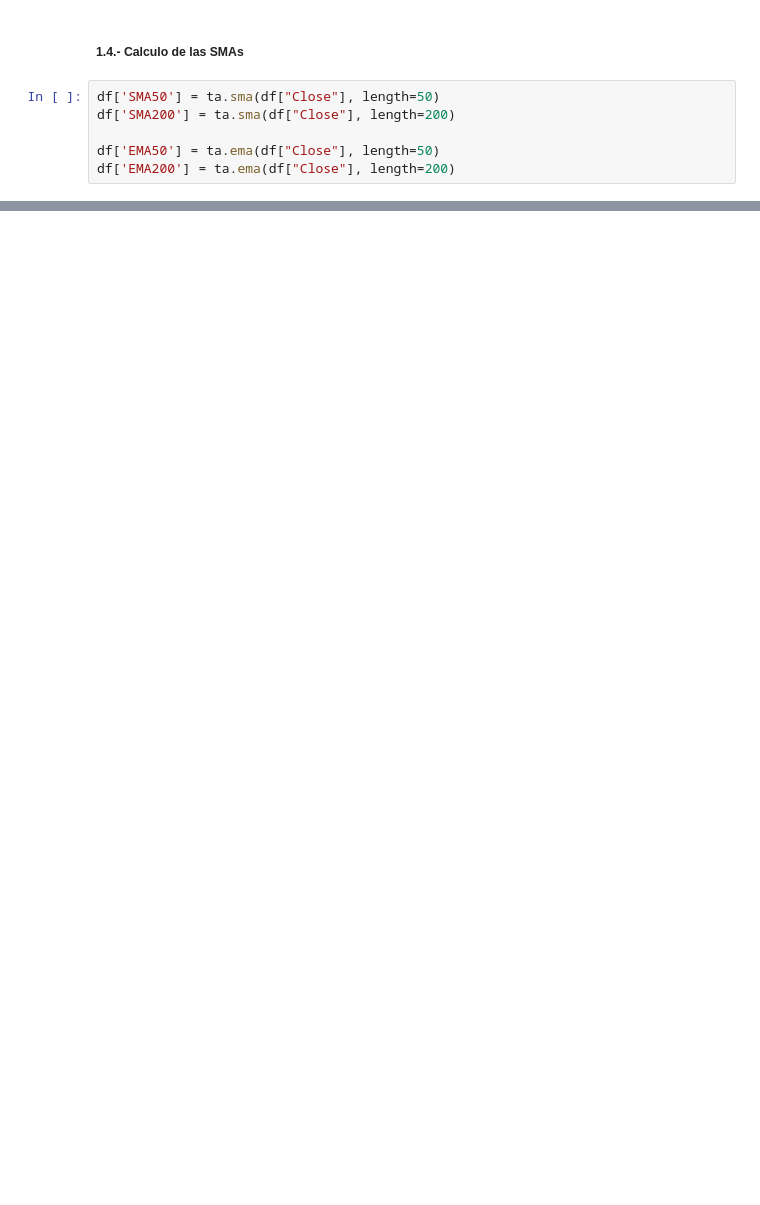
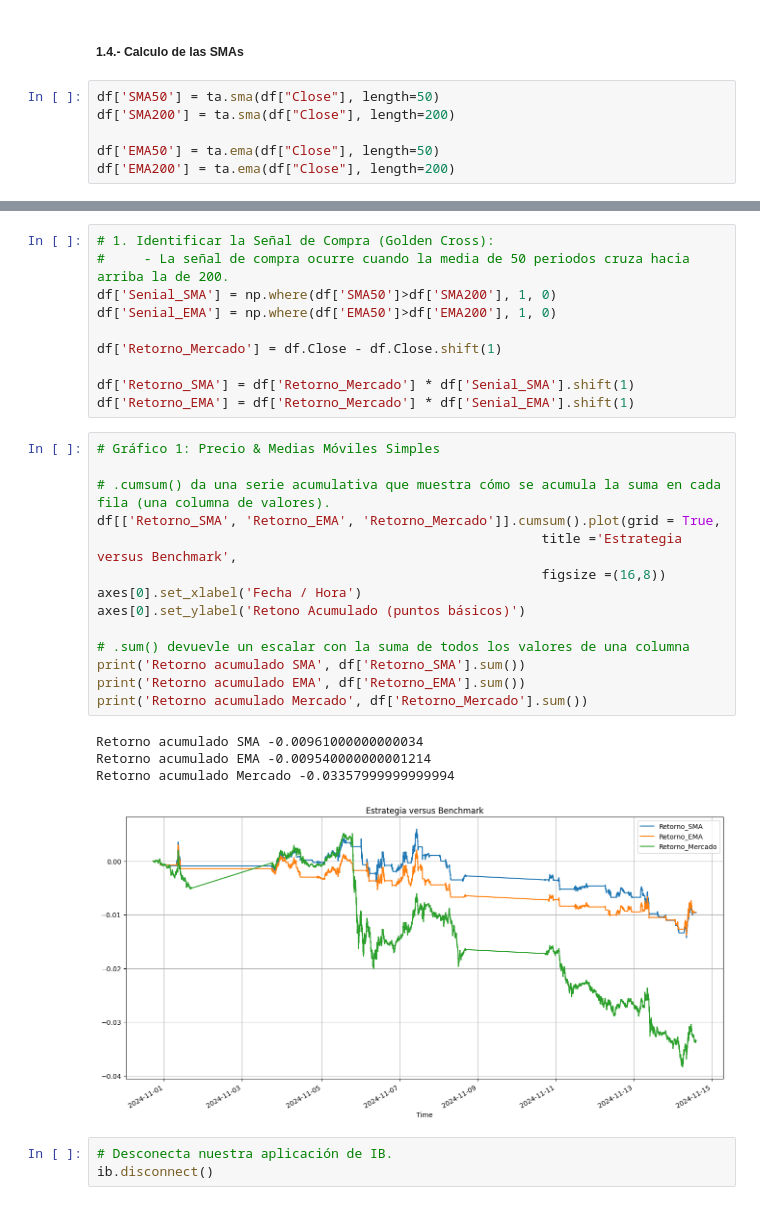
Before and after one commit to aranagarapena/quantitative-trading-analysis, a Jupyter notebook: 1. Cursos/UPM/Anexo I.- Python/Jupyter Notebooks/Primeros pasos - Iker/1.- Golden Cross strategy.ipynb, the cells around one changed output, grey strips where cells are left out. Drawn from its saved outputs; the diff is of its cells as text; blank space fills up the shorter version.

Commit message:
añadida estrategia golden cross

```diff
--- a/1. Cursos/UPM/Anexo I.- Python/Jupyter Notebooks/Primeros pasos - Iker/1.- Golden Cross strategy.ipynb
+++ b/1. Cursos/UPM/Anexo I.- Python/Jupyter Notebooks/Primeros pasos - Iker/1.- Golden Cross strategy.ipynb
@@ -119,0 +139,32 @@ plt.show()
+# %%
+# 1. Identificar la Señal de Compra (Golden Cross):
+#     - La señal de compra ocurre cuando la media de 50 periodos cruza hacia arriba la de 200.
+df['Senial_SMA'] = np.where(df['SMA50']>df['SMA200'], 1, 0)
+df['Senial_EMA'] = np.where(df['EMA50']>df['EMA200'], 1, 0)
+
+df['Retorno_Mercado'] = df.Close - df.Close.shift(1)
+
+df['Retorno_SMA'] = df['Retorno_Mercado'] * df['Senial_SMA'].shift(1)
+df['Retorno_EMA'] = df['Retorno_Mercado'] * df['Senial_EMA'].shift(1)
+# %%
+# Gráfico 1: Precio & Medias Móviles Simples
+
+# .cumsum() da una serie acumulativa que muestra cómo se acumula la suma en cada fila (una columna de valores).
+df[['Retorno_SMA', 'Retorno_EMA', 'Retorno_Mercado']].cumsum().plot(grid = True,
+                                                         title ='Estrategia versus Benchmark',
+                                                         figsize =(16,8))
+axes[0].set_xlabel('Fecha / Hora')
+axes[0].set_ylabel('Retono Acumulado (puntos básicos)')
+
+# .sum() devuevle un escalar con la suma de todos los valores de una columna
+print('Retorno acumulado SMA', df['Retorno_SMA'].sum())
+print('Retorno acumulado EMA', df['Retorno_EMA'].sum())
+print('Retorno acumulado Mercado', df['Retorno_Mercado'].sum())
+# %% [output]
+Retorno acumulado SMA -0.00961000000000034
+Retorno acumulado EMA -0.009540000000001214
+Retorno acumulado Mercado -0.03357999999999994
+[figure, added]
+# %%
+# Desconecta nuestra aplicación de IB.
+ib.disconnect()
```
Also changed, not shown: parts of 6 cells of this notebook.
